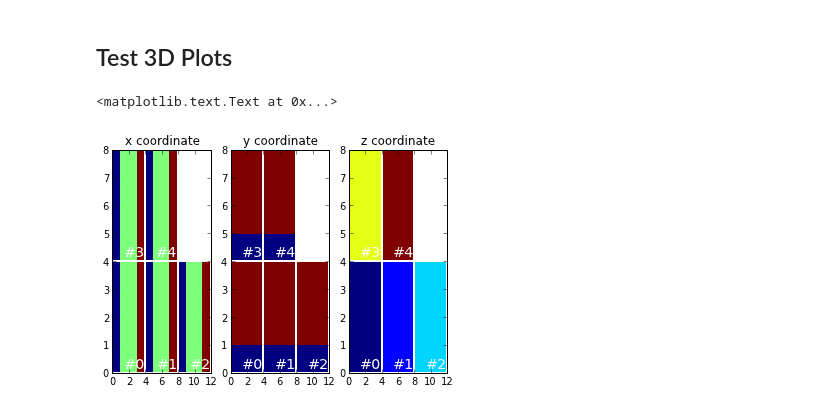
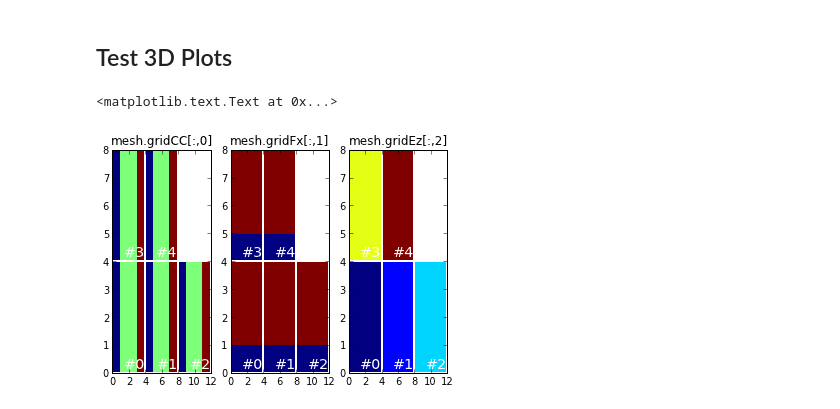
Before and after one commit to simpeg/simpeg, a Jupyter notebook: notebooks/exPlotImage2D.ipynb, the cells around one changed output. Saved outputs shown, nothing was run; the diff lists cells and outputs as text; code cells hidden in the pictures.

```diff
--- a/notebooks/exPlotImage2D.ipynb
+++ b/notebooks/exPlotImage2D.ipynb
@@ -58,14 +63,14 @@ mesh = TensorMesh([h1,h2,h3],x0)
 # %%
 ax1 = ax=subplot(131)
 ax2 = ax=subplot(132)
 ax3 = ax=subplot(133)
 a1 = mesh.plotImage(mesh.gridCC[:,0],ax=ax1)
-a2 = mesh.plotImage(mesh.gridCC[:,1],ax=ax2)
-a3 = mesh.plotImage(mesh.gridCC[:,2],ax=ax3)
+a2 = mesh.plotImage(mesh.gridFx[:,1],ax=ax2,imageType='Fx')
+a3 = mesh.plotImage(mesh.gridEz[:,2],ax=ax3,imageType='Ez')
 
-ax1.set_title('x coordinate')
-ax2.set_title('y coordinate')
-ax3.set_title('z coordinate')
+ax1.set_title('mesh.gridCC[:,0]')
+ax2.set_title('mesh.gridFx[:,1]')
+ax3.set_title('mesh.gridEz[:,2]')
 # %% [output]
 <matplotlib.text.Text at 0x...>
-[figure, old version]
+[figure, new version]
```
Also changed, not shown: parts of 3 cells of this notebook, 1 other file.
